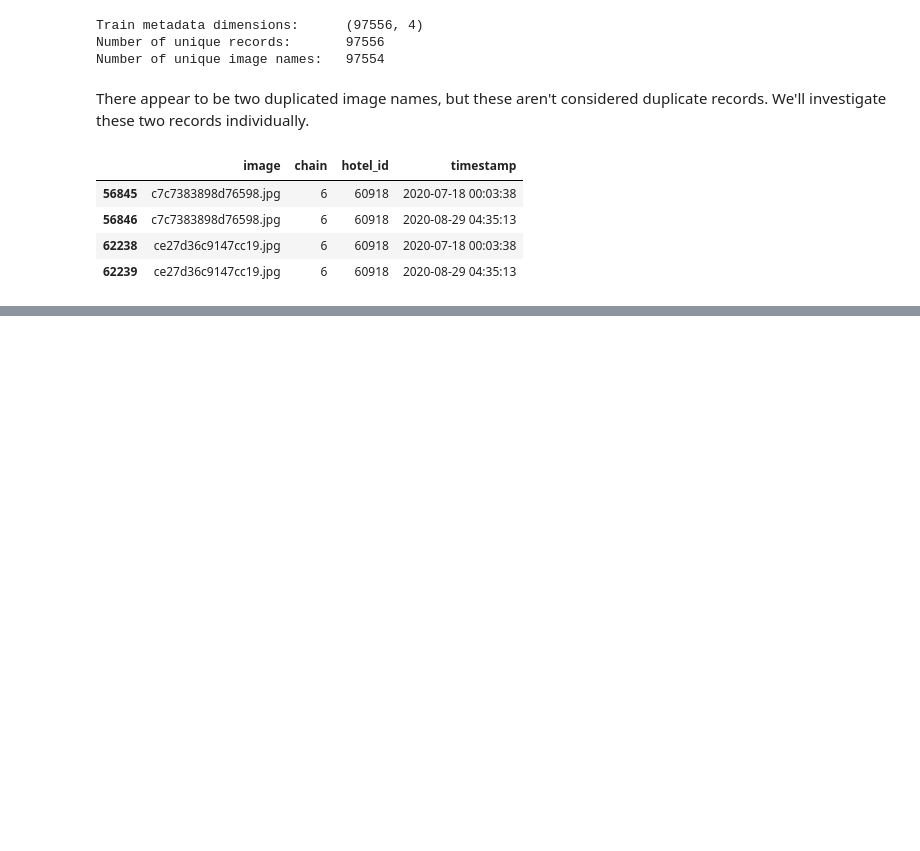
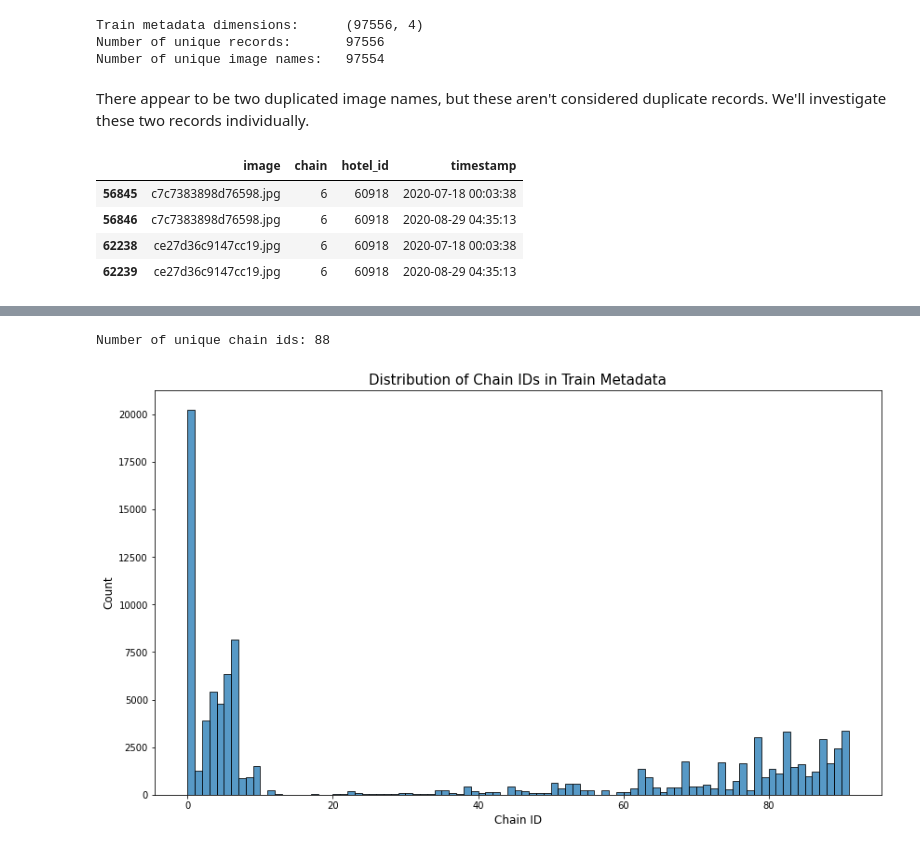
Before and after one commit to TheNerdyCat/FGVC8-Hotel-Trafficking, a Jupyter notebook: output/eda.ipynb, the cells around one changed output, grey strips where cells are left out. Drawn from its saved outputs; the diff is of its cells as text; code cells hidden in the pictures; blank space fills up the shorter version.

```diff
--- a/output/eda.ipynb
+++ b/output/eda.ipynb
@@ -73,12 +73,12 @@ import warnings
 # Data vis packages
 import matplotlib.pyplot as plt
 %matplotlib inline
-import seaborn
+import seaborn as sns
 
 # Package options
 warnings.filterwarnings("ignore")
 pd.set_option("display.max_columns", 50)
-plt.rcParams["figure.figsize"] = [12, 8]
+plt.rcParams["figure.figsize"] = [14, 8]
 # %% [markdown]
 ## 2.00 Read in data
 ### 2.01 Get paths and set initial parameters
@@ -237,0 +242,7 @@ It looks like these records have indeed been duplicated, and the names have just
+# %%
+# Remove 2 duplicated records
+train_metadata_dupes = train_metadata.loc[train_metadata.groupby("image")["image"].transform("count") > 1, ]
+train_metadata_dupes_idx = train_metadata_dupes.iloc[[1, 3]].index
+train_metadata = train_metadata.drop(train_metadata_dupes_idx, axis=0)
+
+del train_metadata_dupes, train_metadata_dupes_idx
@@ -237,0 +276,13 @@ It looks like these records have indeed been duplicated, and the names have just
+# %%
+print(f"Number of unique chain ids: {train_metadata['chain'].nunique()}")
+# %% [output]
+Number of unique chain ids: 88
+# %%
+# Plot histogram of chain ids
+sns.histplot(data=train_metadata, x="chain", stat="count", binwidth=1)
+plt.xlabel("Chain ID", fontsize=12)
+plt.ylabel("Count", fontsize=12)
+plt.title("Distribution of Chain IDs in Train Metadata", fontsize=15)
+plt.show()
+# %% [output]
+[figure, added]
```
Also changed, not shown: parts of 7 cells of this notebook.
